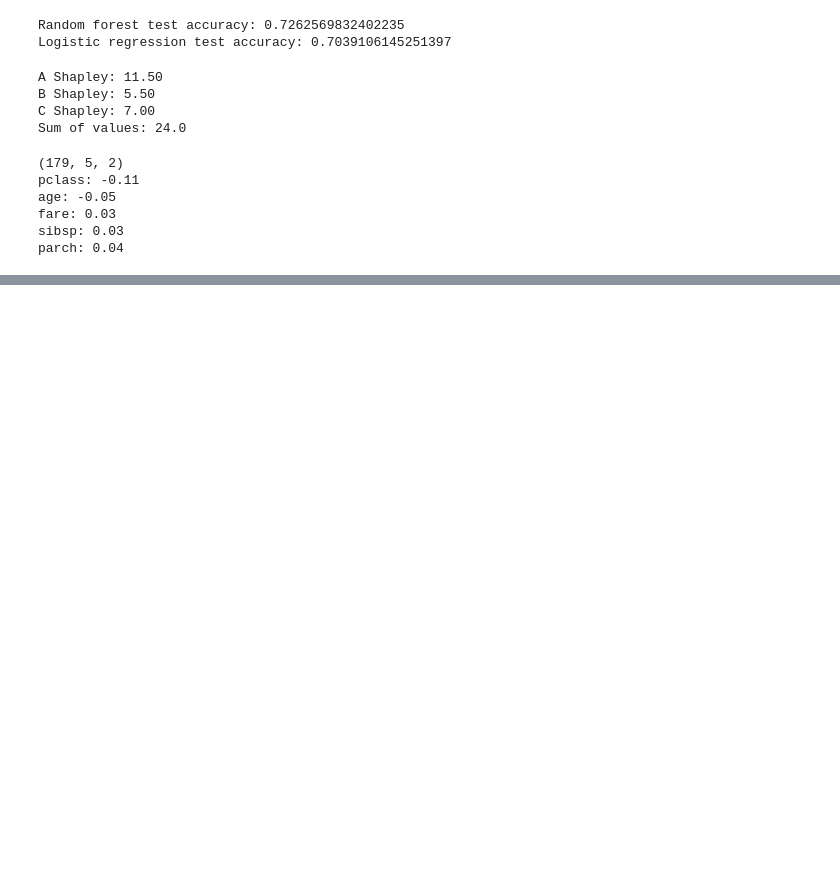
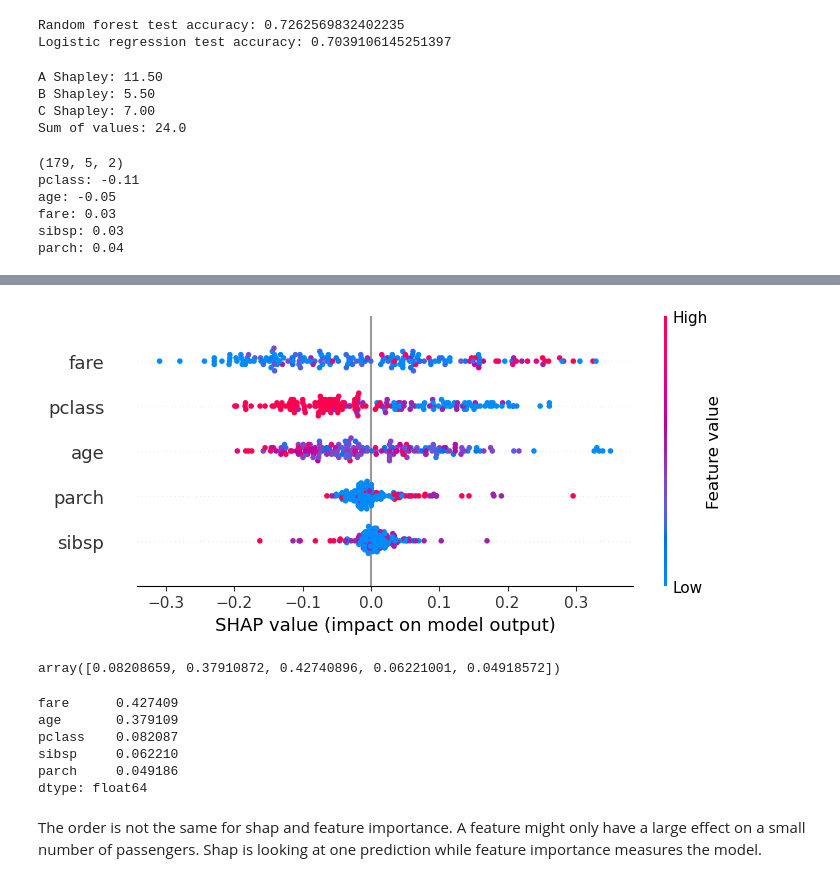
Before and after one commit to S-Shockley/SHAPEx, a Jupyter notebook: shap.ipynb, the cells around one changed output, grey strips where cells are left out. Cells and saved outputs as stored; diff of their text form; code cells hidden in the pictures; blank space fills up the shorter version.

```diff
--- a/shap.ipynb
+++ b/shap.ipynb
@@ -123,0 +203,26 @@ parch: 0.04
+# %%
+## Task 6 Zoom out to the whole dataset
+
+shap.plots.beeswarm(shap_values[:, :, 1])
+# %% [output]
+[figure, added]
+# %%
+rf_model.feature_importances_
+# %% [output]
+array([0.08208659, 0.37910872, 0.42740896, 0.06221001, 0.04918572])
+# %%
+rf_importance = pd.Series(
+    rf_model.feature_importances_,
+    index=rf_features
+).sort_values(ascending=False)
+
+print(rf_importance)
+# %% [output]
+fare      0.427409
+age       0.379109
+pclass    0.082087
+sibsp     0.062210
+parch     0.049186
+dtype: float64
+# %% [markdown]
+The order is not the same for shap and feature importance. A feature might only have a large effect on a small number of passengers. Shap is looking at one prediction while feature importance measures the model.
```
Also changed, not shown: parts of 11 cells of this notebook.
